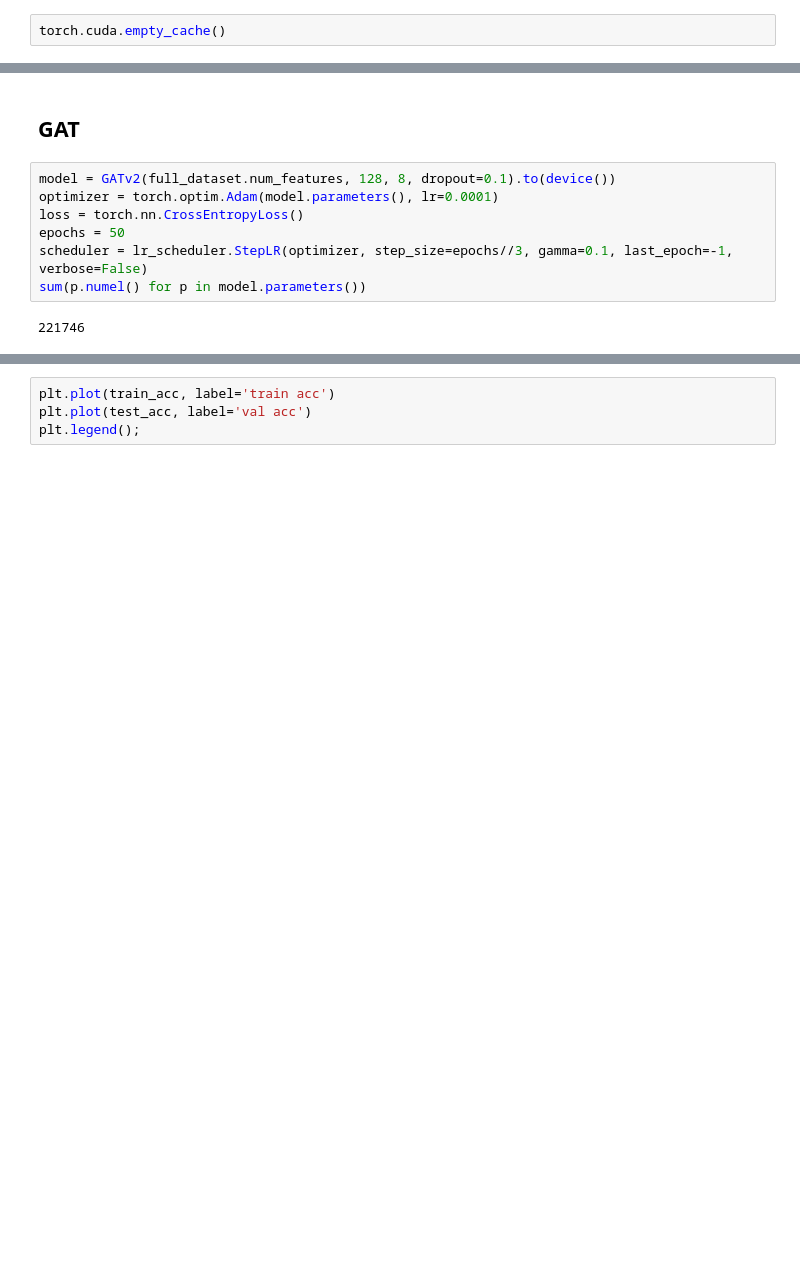
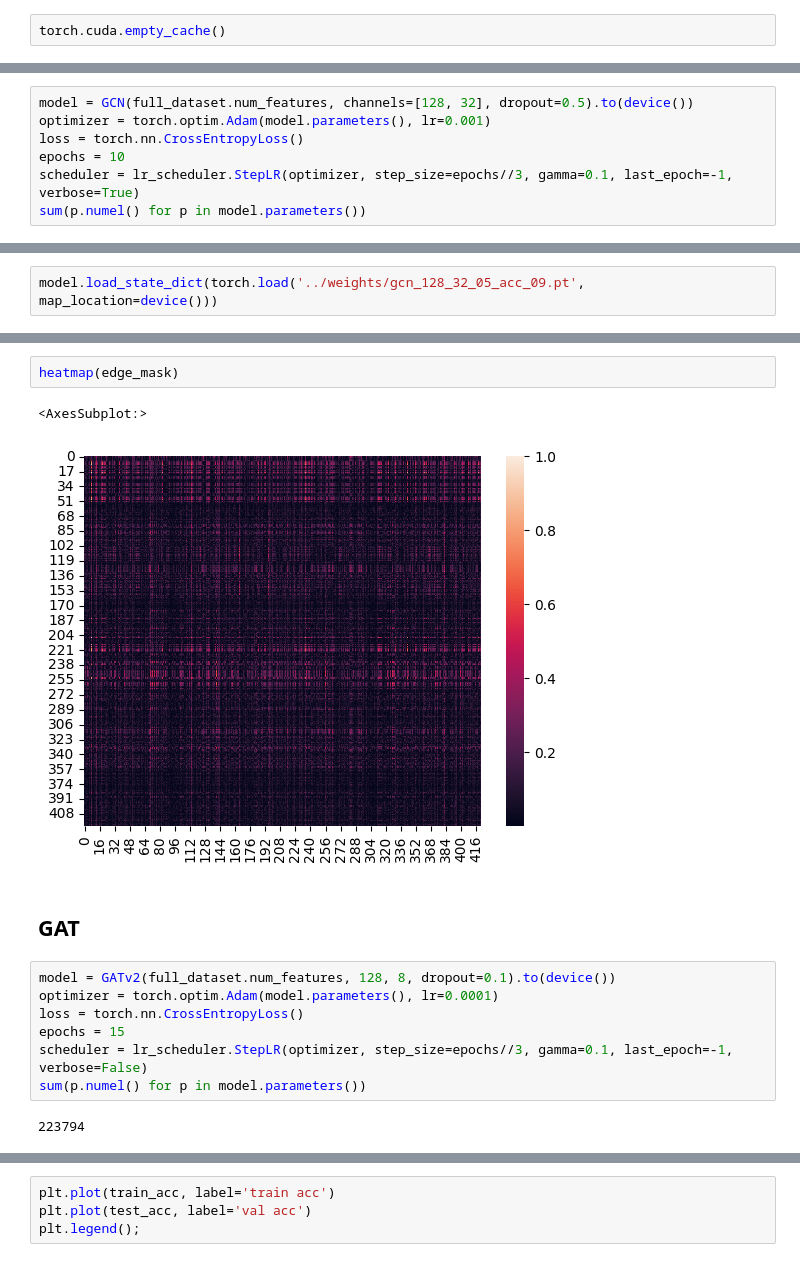
Before and after one commit to myxa/Open_Close_GNN, a Jupyter notebook: notebooks/model_training.ipynb, the cells around one changed output, grey strips where cells are left out. Cells and saved outputs as stored; diff of their text form; blank space fills up the shorter version.

```diff
--- a/notebooks/model_training.ipynb
+++ b/notebooks/model_training.ipynb
@@ -392,0 +387,7 @@ eval_epoch(test_loader, model, loss)
+# %%
+model = GCN(full_dataset.num_features, channels=[128, 32], dropout=0.5).to(device())
+optimizer = torch.optim.Adam(model.parameters(), lr=0.001)
+loss = torch.nn.CrossEntropyLoss()
+epochs = 10
+scheduler = lr_scheduler.StepLR(optimizer, step_size=epochs//3, gamma=0.1, last_epoch=-1, verbose=True)
+sum(p.numel() for p in model.parameters())
@@ -392,0 +418,2 @@ eval_epoch(test_loader, model, loss)
+# %%
+model.load_state_dict(torch.load('../weights/gcn_128_32_05_acc_09.pt', map_location=device()))
@@ -393,14 +539,19 @@ eval_epoch(test_loader, model, loss)
+# %%
+heatmap(edge_mask)
+# %% [output]
+<AxesSubplot:>
+[figure, added]
 # %% [markdown]
 ## GAT
 # %%
 model = GATv2(full_dataset.num_features, 128, 8, dropout=0.1).to(device())
 optimizer = torch.optim.Adam(model.parameters(), lr=0.0001)
 loss = torch.nn.CrossEntropyLoss()
-epochs = 50
+epochs = 15
 scheduler = lr_scheduler.StepLR(optimizer, step_size=epochs//3, gamma=0.1, last_epoch=-1, verbose=False)
 sum(p.numel() for p in model.parameters())
 # %% [output]
-221746
+223794
 # %%
 history = train(model, epochs, train_loader, val_loader, loss, optimizer, scheduler=None)
 # %% [output]
```
Also changed, not shown: parts of 40 cells of this notebook, 4 other files.
